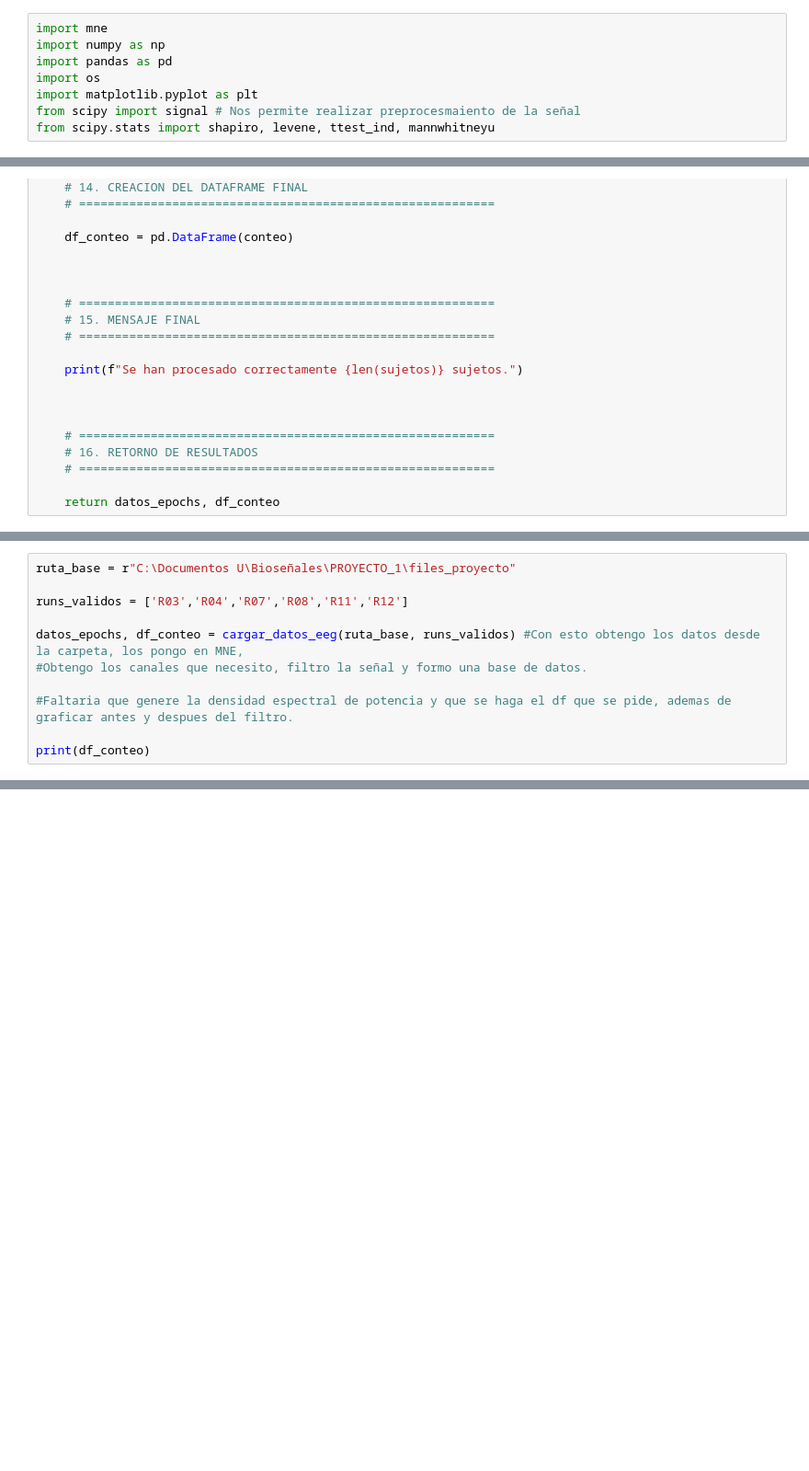
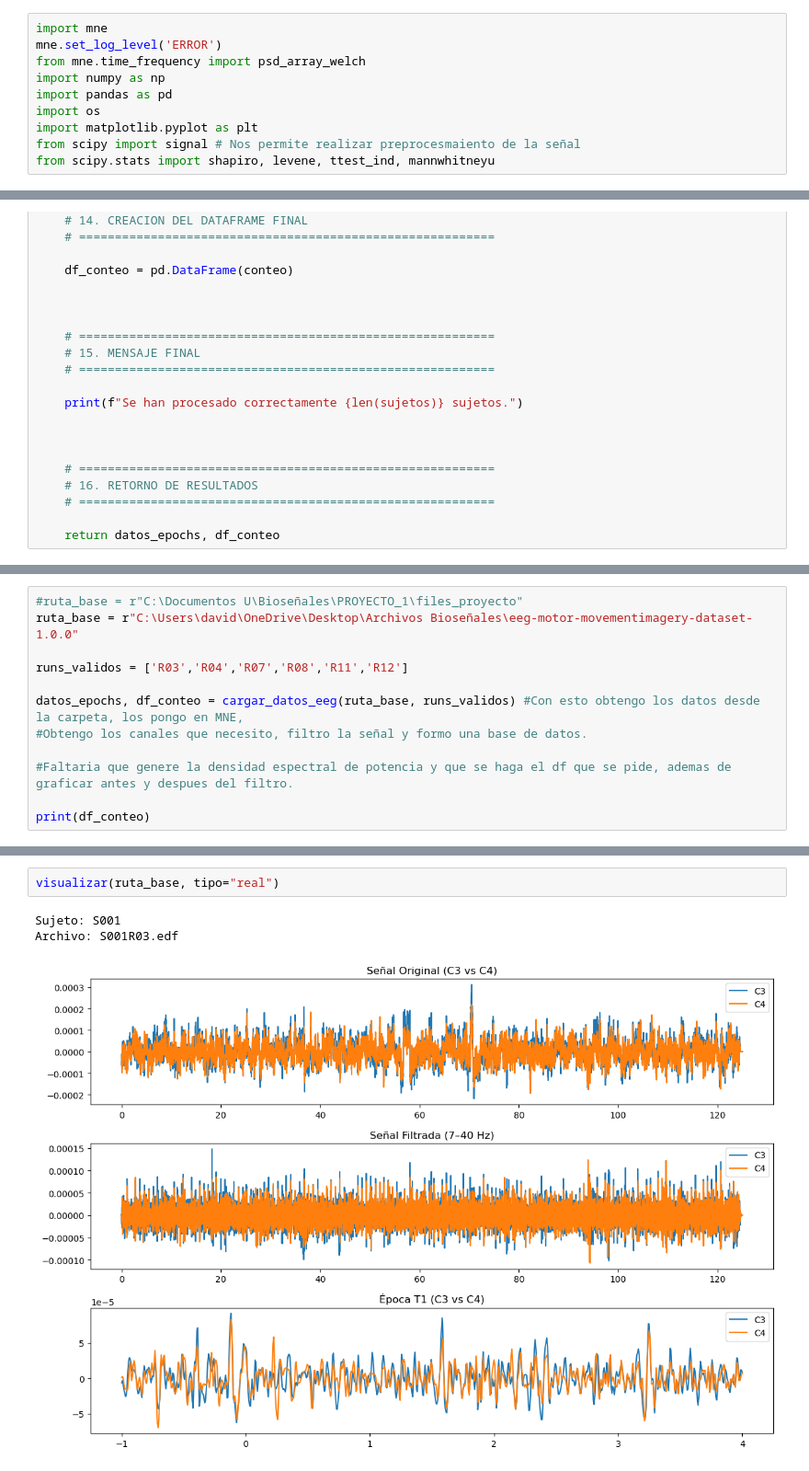
Before and after one commit to decagsito/Biosenales_20261, a Jupyter notebook: PROYECTO_1.ipynb, the cells around one changed output, grey strips where cells are left out. Shown at 92% size. Drawn from its saved outputs; the diff is of its cells as text; blank space fills up the shorter version.

```diff
--- a/PROYECTO_1.ipynb
+++ b/PROYECTO_1.ipynb
@@ -64,6 +64,8 @@ otra hipótesis establece que las características extraídas de las señales EE
 # **3. PROGRAMACION**
 # %%
 import mne
+mne.set_log_level('ERROR')
+from mne.time_frequency import psd_array_welch
 import numpy as np
 import pandas as pd
 import os
@@ -281,5 +395,6 @@ def cargar_datos_eeg(ruta_base, runs_validos):
 # %%
-ruta_base = r"C:\Documentos U\Bioseñales\PROYECTO_1\files_proyecto"
+#ruta_base = r"C:\Documentos U\Bioseñales\PROYECTO_1\files_proyecto"
+ruta_base = r"C:\Users\david\OneDrive\Desktop\Archivos Bioseñales\eeg-motor-movementimagery-dataset-1.0.0"
 
 runs_validos = ['R03','R04','R07','R08','R11','R12']
 
@@ -310,0 +426,6 @@ Se han procesado correctamente 109 sujetos.
+# %%
+visualizar(ruta_base, tipo="real")
+# %% [output]
+Sujeto: S001
+Archivo: S001R03.edf
+[figure, added]
```
Also changed, not shown: parts of 12 cells of this notebook.
